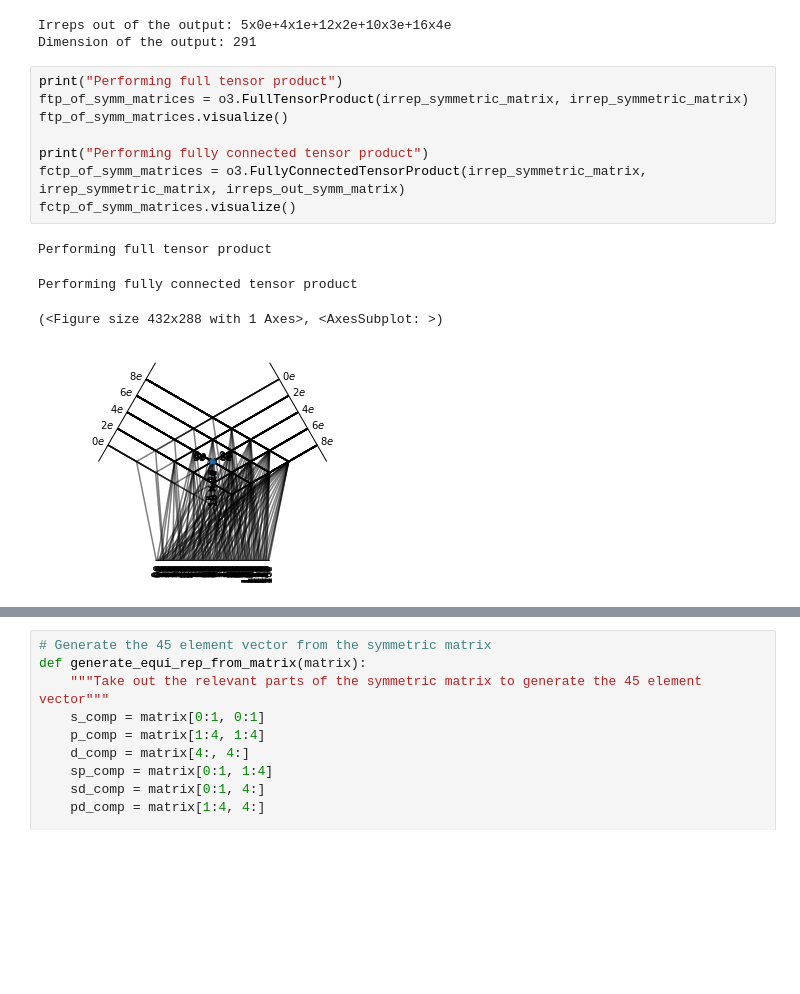
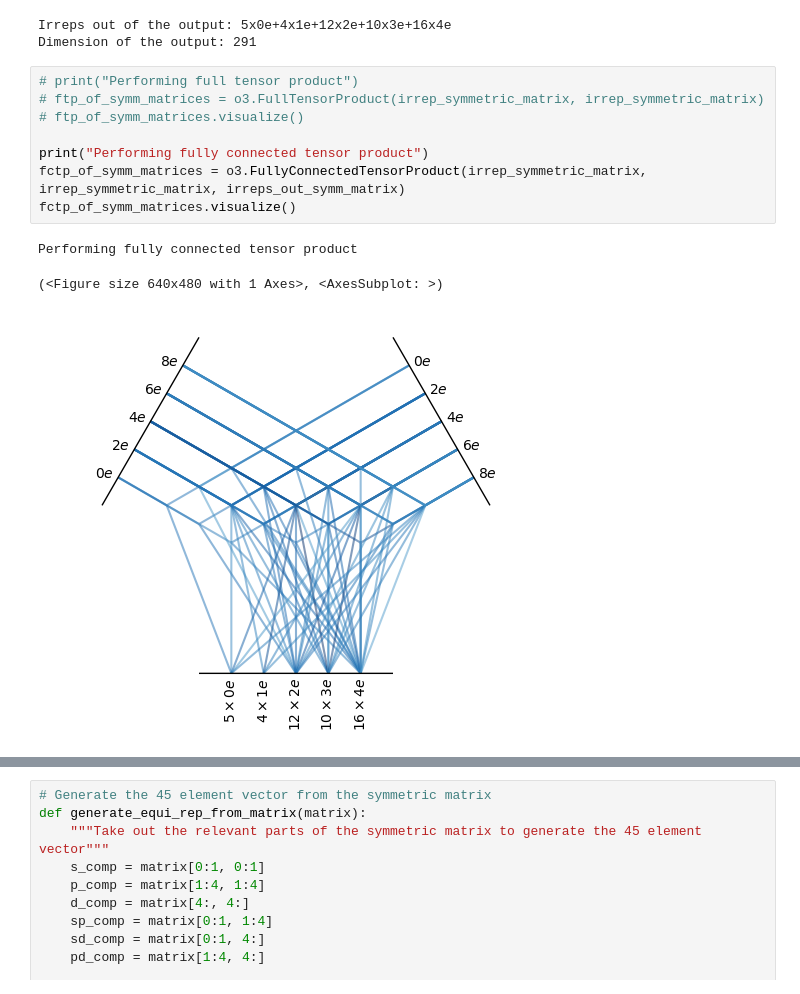
Before and after one commit to sudarshanv01/coeffnet, a Jupyter notebook: training/analyse_matrices.ipynb, the cells around one changed output, grey strips where cells are left out. Saved outputs shown, nothing was run; the diff lists cells and outputs as text; blank space fills up the shorter version.

```diff
--- a/training/analyse_matrices.ipynb
+++ b/training/analyse_matrices.ipynb
@@ -40,18 +42,17 @@ print(f"Dimension of the output: {o3.Irreps(irreps_out_symm_matrix).dim}")
 Irreps out of the output: 5x0e+4x1e+12x2e+10x3e+16x4e
 Dimension of the output: 291
 # %%
-print("Performing full tensor product")
-ftp_of_symm_matrices = o3.FullTensorProduct(irrep_symmetric_matrix, irrep_symmetric_matrix)
-ftp_of_symm_matrices.visualize()
+# print("Performing full tensor product")
+# ftp_of_symm_matrices = o3.FullTensorProduct(irrep_symmetric_matrix, irrep_symmetric_matrix)
+# ftp_of_symm_matrices.visualize()
 
 print("Performing fully connected tensor product")
 fctp_of_symm_matrices = o3.FullyConnectedTensorProduct(irrep_symmetric_matrix, irrep_symmetric_matrix, irreps_out_symm_matrix)
 fctp_of_symm_matrices.visualize()
 # %% [output]
-Performing full tensor product
+Performing fully connected tensor product
-Performing fully connected tensor product
+(<Figure size 640x480 with 1 Axes>, <AxesSubplot: >)
-(<Figure size 432x288 with 1 Axes>, <AxesSubplot: >)
-[figure, old version]
+[figure, new version]
 # %%
 assert_equivariant(irreps_in=[irrep_symmetric_matrix, irrep_symmetric_matrix], irreps_out=irreps_out_symm_matrix, func=fctp_of_symm_matrices,)
 # %% [output]
```
Also changed, not shown: parts of 3 cells of this notebook, 1 other file.
